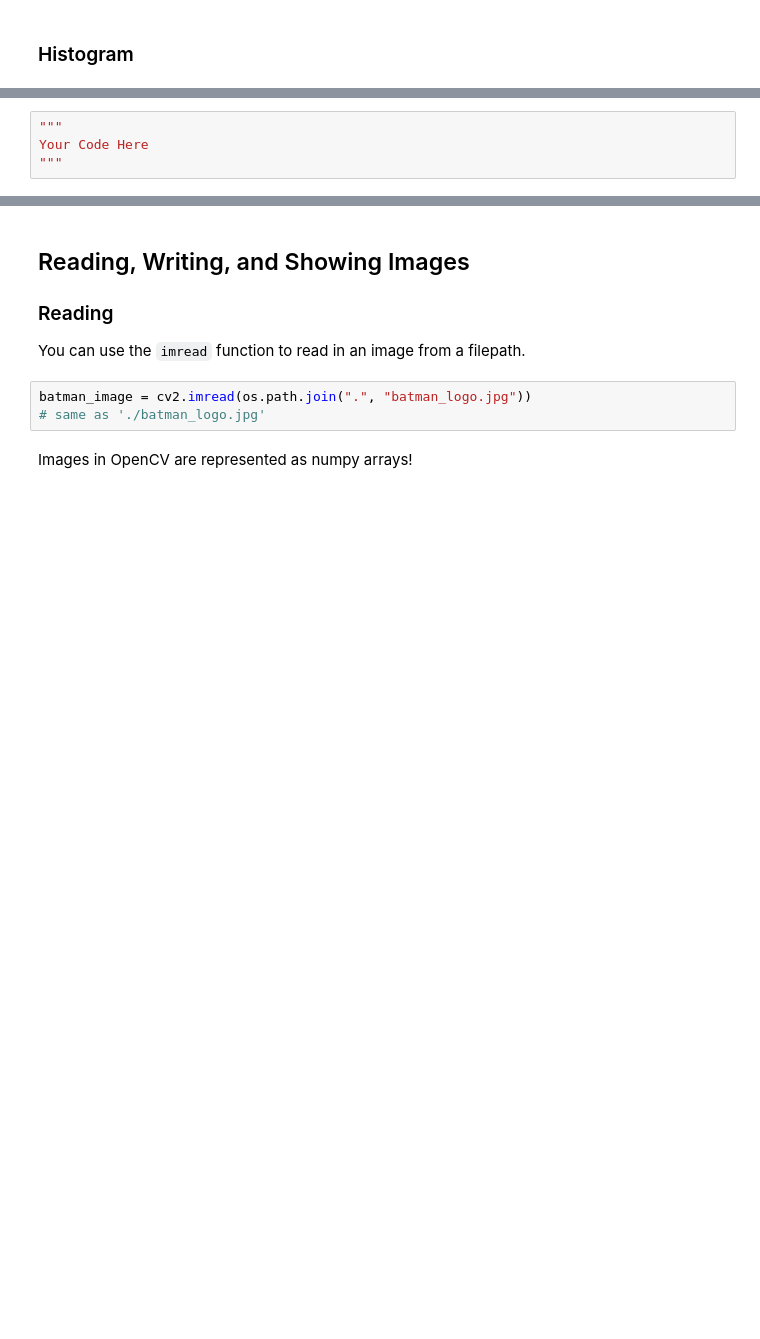
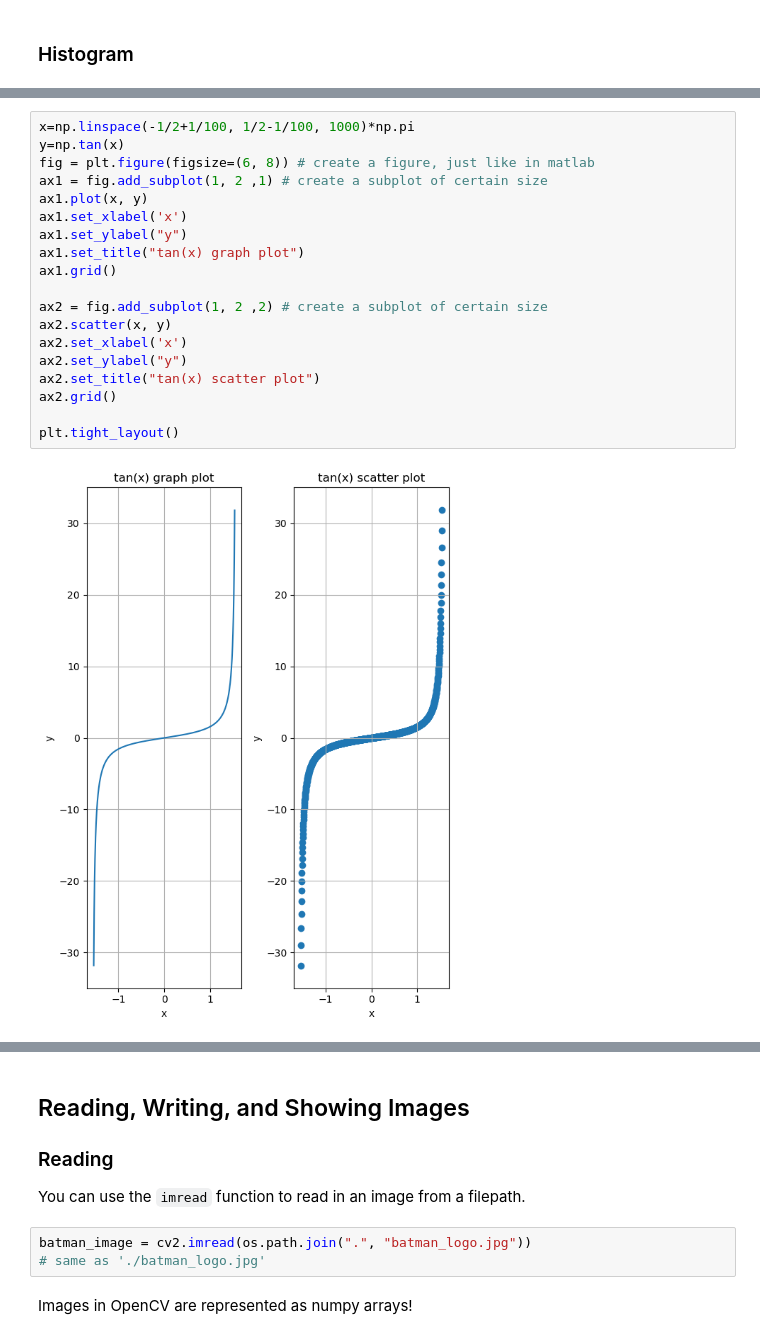
Before and after one commit to sbajamy/ece046211, a Jupyter notebook: hw0/ece046211_hw0_machine_learning_recap_students.ipynb, the cells around one changed output, grey strips where cells are left out. Drawn from its saved outputs; the diff is of its cells as text; blank space fills up the shorter version.

```diff
--- a/hw0/ece046211_hw0_machine_learning_recap_students.ipynb
+++ b/hw0/ece046211_hw0_machine_learning_recap_students.ipynb
@@ -455,10 +667,27 @@ ax.grid()
 ### <img src="https://img.icons8.com/color/96/000000/deadlift.png" style="height:50px;display:inline"> Exercise 3
 ---
 Create 1000 values using `linspace` and plot $tan(x)$ both as `plot` and `scatter` as 2 different subplots
-# %%
-"""
-Your Code Here
-"""
+# %%
+x=np.linspace(-1/2+1/100, 1/2-1/100, 1000)*np.pi
+y=np.tan(x)
+fig = plt.figure(figsize=(6, 8)) # create a figure, just like in matlab
+ax1 = fig.add_subplot(1, 2 ,1) # create a subplot of certain size
+ax1.plot(x, y)
+ax1.set_xlabel('x')
+ax1.set_ylabel("y")
+ax1.set_title("tan(x) graph plot")
+ax1.grid()
+
+ax2 = fig.add_subplot(1, 2 ,2) # create a subplot of certain size
+ax2.scatter(x, y)
+ax2.set_xlabel('x')
+ax2.set_ylabel("y")
+ax2.set_title("tan(x) scatter plot")
+ax2.grid()
+
+plt.tight_layout()
+# %% [output]
+[figure, added]
 # %% [markdown]
 ## <img src="https://opencv.org/wp-content/uploads/2020/07/OpenCV_logo_black-2.png" style="height:50px;display:inline"> OpenCV
 ---
```
Also changed, not shown: parts of 71 cells of this notebook, 1 other file.
